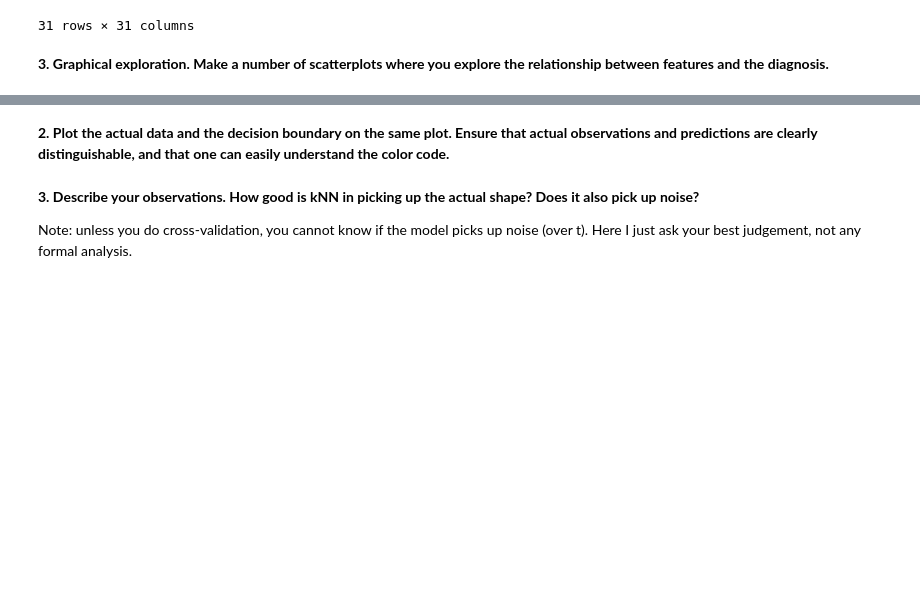
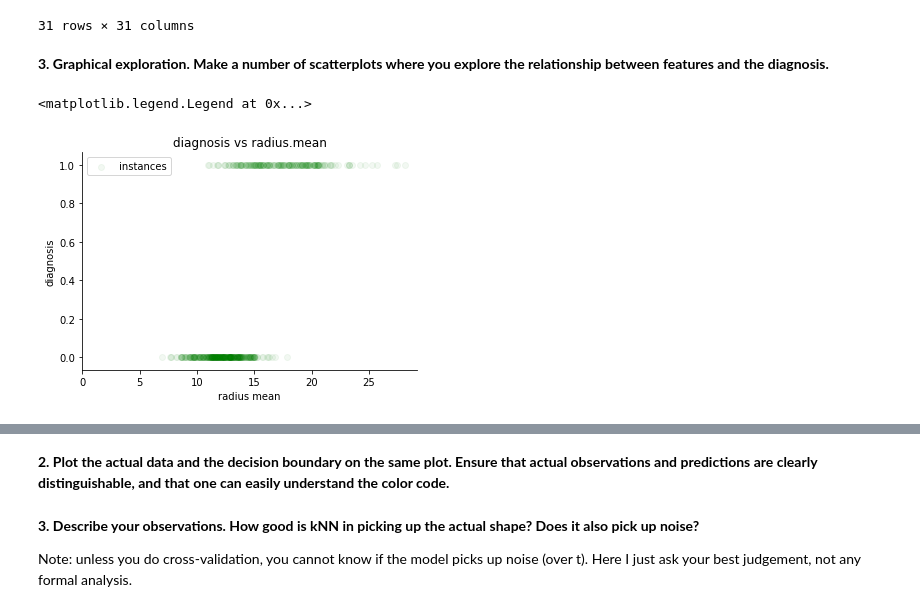
Before and after one commit to otterinthesun/infx574, a Jupyter notebook: assignments/Problem_Set_4/Li_Xinyu_PS4.ipynb, the cells around one changed output, grey strips where cells are left out. Saved outputs shown, nothing was run; the diff lists cells and outputs as text; code cells hidden in the pictures; blank space fills up the shorter version.

```diff
--- a/assignments/Problem_Set_4/Li_Xinyu_PS4.ipynb
+++ b/assignments/Problem_Set_4/Li_Xinyu_PS4.ipynb
@@ -131,3 +131,25 @@ texture.worst      569.0   25.677223    6.146258   12.020000    49.54000     0
 31 rows × 31 columns
 # %% [markdown]
 __3.	Graphical exploration. Make a number of scatterplots where you explore the relationship between features and the diagnosis.__
+# %%
+# diagnosis vs radius.mean
+plt.scatter(wbc['radius.mean'], wbc['diagnosis'], alpha = 0.05, color = 'green', marker='o', label = 'instances')
+plt.xlim(0,)
+plt.xlabel('radius mean')
+plt.ylabel('diagnosis')
+ax = plt.subplot(111)
+# Remove the axes on the top and right side of the plot window
+ax.spines['right'].set_visible(False)
+ax.spines['top'].set_visible(False)
+
+# Only show ticks on the left and bottom spines
+ax.yaxis.set_ticks_position('left')
+ax.xaxis.set_ticks_position('bottom')
+
+#set title
+plt.title('diagnosis vs radius.mean')
+#show legend
+plt.legend(loc = 'best')
+# %% [output]
+<matplotlib.legend.Legend at 0x...>
+[figure, added]
```
Also changed, not shown: parts of 4 cells of this notebook.
